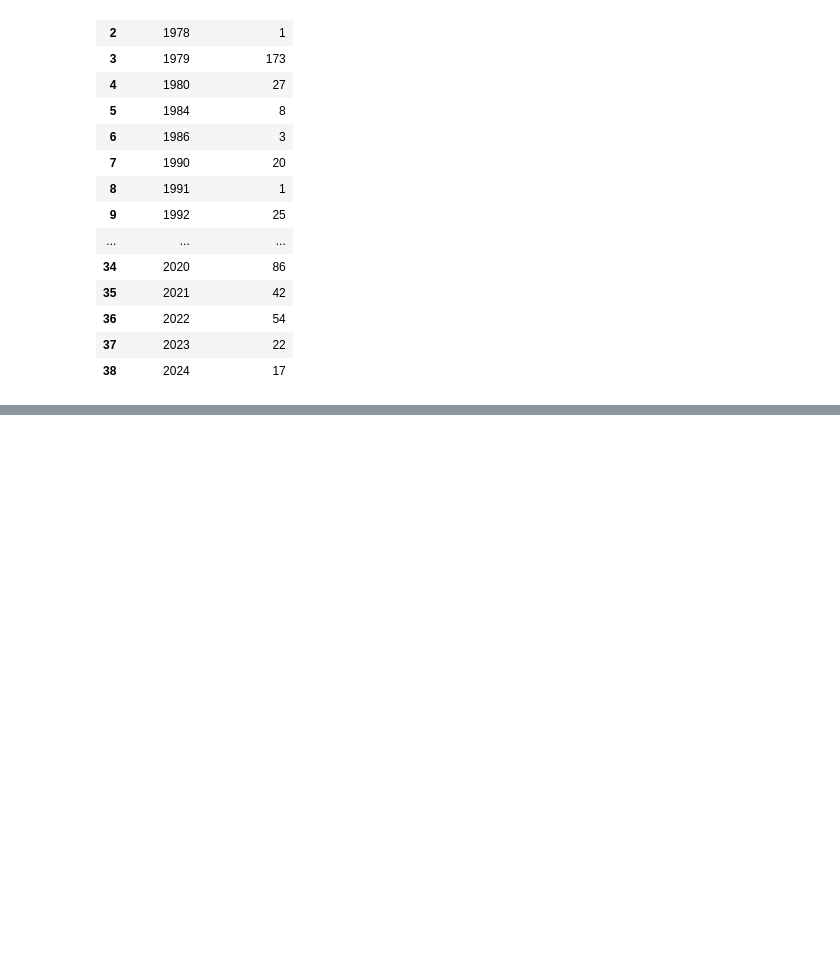
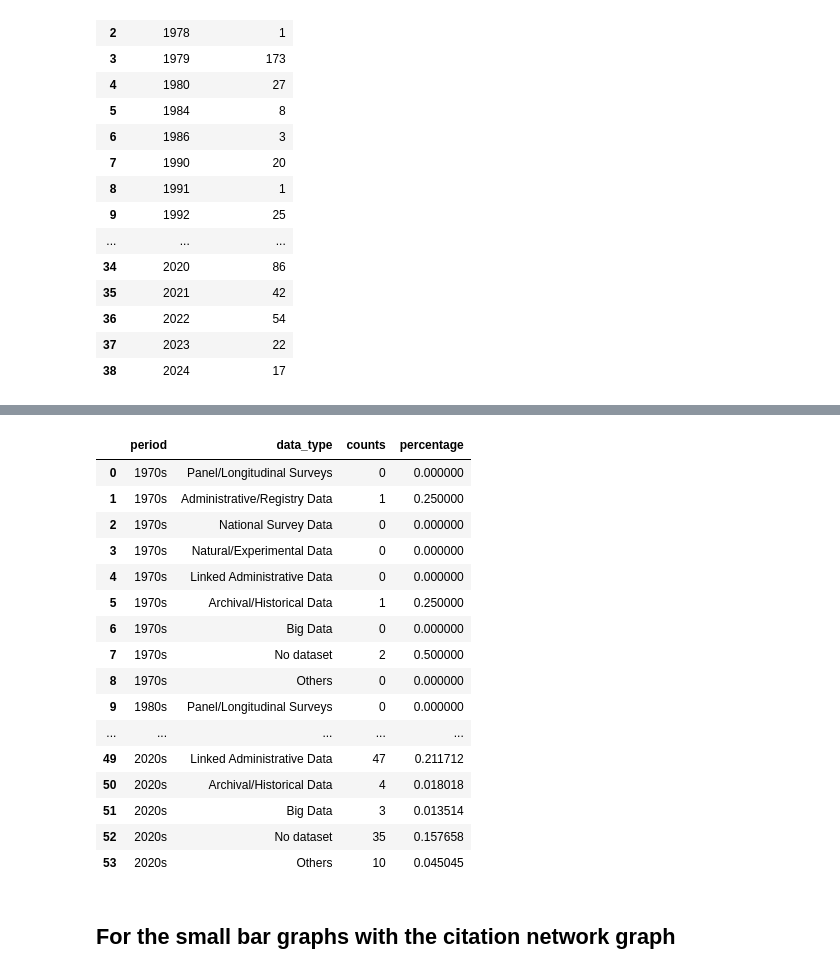
Before and after one commit to SereneKim/meta-welath_mobility, a Jupyter notebook: 5_create_nodes_rels.ipynb, the cells around one changed output, grey strips where cells are left out. Cells and saved outputs as stored; diff of their text form; code cells hidden in the pictures; blank space fills up the shorter version.

```diff
--- a/5_create_nodes_rels.ipynb
+++ b/5_create_nodes_rels.ipynb
@@ -1835,3 +1692,48 @@ The default of observed=False is deprecated and will be changed to True in a fut
+# %%
+# replace_RQ = {1: "Measurement and Methodological Advances",
+# 2:	"Empirical Estimates and Determinants",
+# 3:	"Policy, Institutional, and Geographic Impacts",
+# 4:	"Intergenerational Wealth Mobility and Inheritance",
+# 5:	"Demographic Differences in Mobility",
+# 6:	"Mobility and Non-Income Outcomes",
+# 7:	"Theoretical and Structural Models",
+# 8:	"Perceptions of Mobility and Attitudes",
+# 9:	"Others"}
+
+# viz_cat_counts_period = viz_cat_counts_period.replace({"RQ": replace_RQ})
+# viz_cat_counts_period
+
+
+replace_data = {1: "Panel/Longitudinal Surveys",
+2:	"Administrative/Registry Data",
+3:	"National Survey Data",
+5:	"Natural/Experimental Data",
+6:	"Linked Administrative Data",
+11:	"Archival/Historical Data",
+12:	"Big Data",
+13:	"No dataset",
+14: "Others"}
+
+viz_cat_counts_period = viz_cat_counts_period.replace({"data_type": replace_data})
+viz_cat_counts_period
+# %% [output]
+|  | period | data_type | counts | percentage |
+| 0 | 1970s | Panel/Longitudinal Surveys | 0 | 0.000000 |
+| 1 | 1970s | Administrative/Registry Data | 1 | 0.250000 |
+| 2 | 1970s | National Survey Data | 0 | 0.000000 |
+| 3 | 1970s | Natural/Experimental Data | 0 | 0.000000 |
+| 4 | 1970s | Linked Administrative Data | 0 | 0.000000 |
+| 5 | 1970s | Archival/Historical Data | 1 | 0.250000 |
+| 6 | 1970s | Big Data | 0 | 0.000000 |
+| 7 | 1970s | No dataset | 2 | 0.500000 |
+| 8 | 1970s | Others | 0 | 0.000000 |
+| 9 | 1980s | Panel/Longitudinal Surveys | 0 | 0.000000 |
+| ... | ... | ... | ... | ... |
+| 49 | 2020s | Linked Administrative Data | 47 | 0.211712 |
+| 50 | 2020s | Archival/Historical Data | 4 | 0.018018 |
+| 51 | 2020s | Big Data | 3 | 0.013514 |
+| 52 | 2020s | No dataset | 35 | 0.157658 |
+| 53 | 2020s | Others | 10 | 0.045045 |
 # %%
 
 import plotly.express as px
@@ -1861,0 +1787,2 @@ fig.write_image(f'{path}/results/Paper/img/category_counts_by_period.svg')
+# %% [markdown]
+## For the small bar graphs with the citation network graph
```
Also changed, not shown: parts of 26 cells of this notebook, 6 other files.
